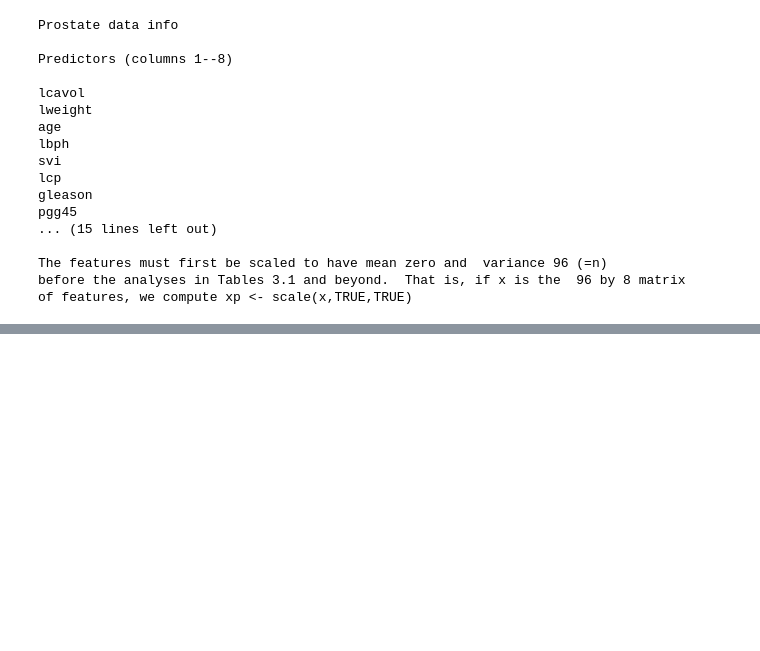
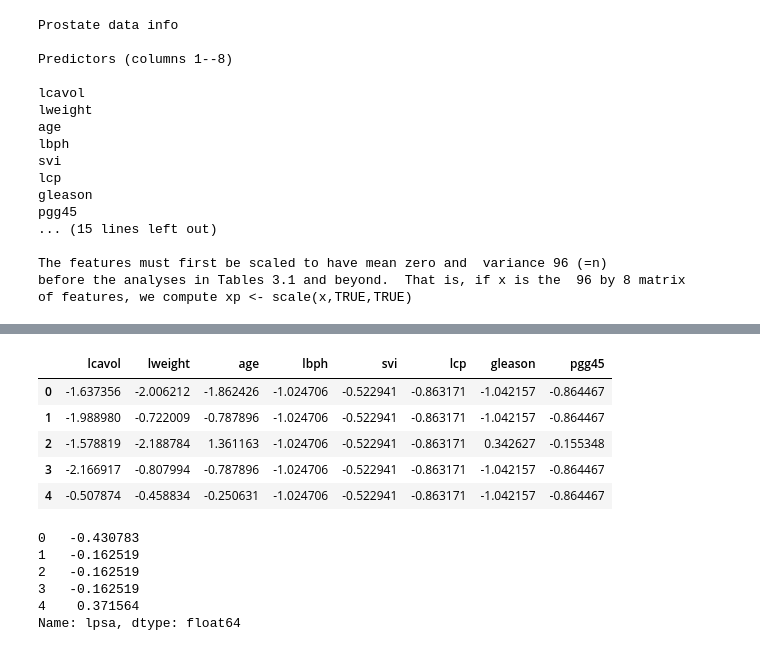
Before and after one commit to abkoesdw/The-Elements-of-Statistical-Learning-Python-Codes, a Jupyter notebook: esl/Chapter 03 - Linear Methods for Regression/3.2.1 Example - Prostate Cancer.ipynb, the cells around one changed output, grey strips where cells are left out. Drawn from its saved outputs; the diff is of its cells as text; code cells hidden in the pictures; blank space fills up the shorter version.

```diff
--- a/esl/Chapter 03 - Linear Methods for Regression/3.2.1 Example - Prostate Cancer.ipynb
+++ b/esl/Chapter 03 - Linear Methods for Regression/3.2.1 Example - Prostate Cancer.ipynb
@@ -38,0 +107,19 @@ of features, we compute xp <- scale(x,TRUE,TRUE)
+# %%
+df_x = df_x.apply(lambda x: scale(x))
+df_x.head()
+# %% [output]
+|  | lcavol | lweight | age | lbph | svi | lcp | gleason | pgg45 |
+| 0 | -1.637356 | -2.006212 | -1.862426 | -1.024706 | -0.522941 | -0.863171 | -1.042157 | -0.864467 |
+| 1 | -1.988980 | -0.722009 | -0.787896 | -1.024706 | -0.522941 | -0.863171 | -1.042157 | -0.864467 |
+| 2 | -1.578819 | -2.188784 | 1.361163 | -1.024706 | -0.522941 | -0.863171 | 0.342627 | -0.155348 |
+| 3 | -2.166917 | -0.807994 | -0.787896 | -1.024706 | -0.522941 | -0.863171 | -1.042157 | -0.864467 |
+| 4 | -0.507874 | -0.458834 | -0.250631 | -1.024706 | -0.522941 | -0.863171 | -1.042157 | -0.864467 |
+# %%
+df_y.head()
+# %% [output]
+0   -0.430783
+1   -0.162519
+2   -0.162519
+3   -0.162519
+4    0.371564
+Name: lpsa, dtype: float64
```
Also changed, not shown: parts of 19 cells of this notebook.
